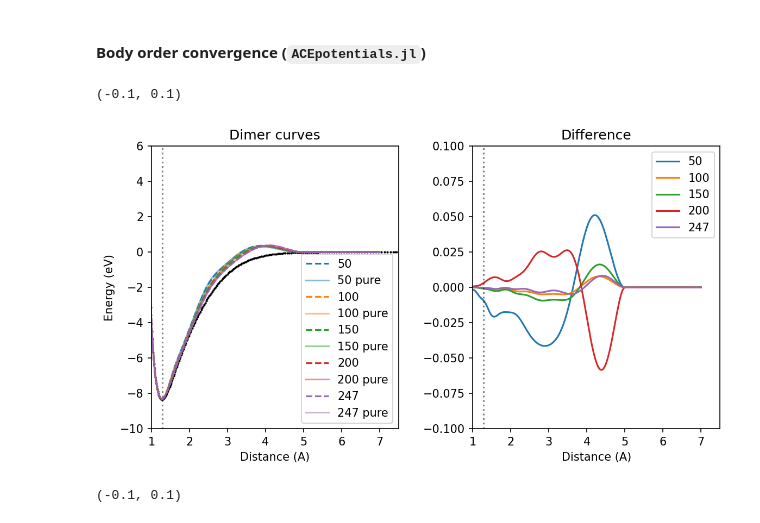
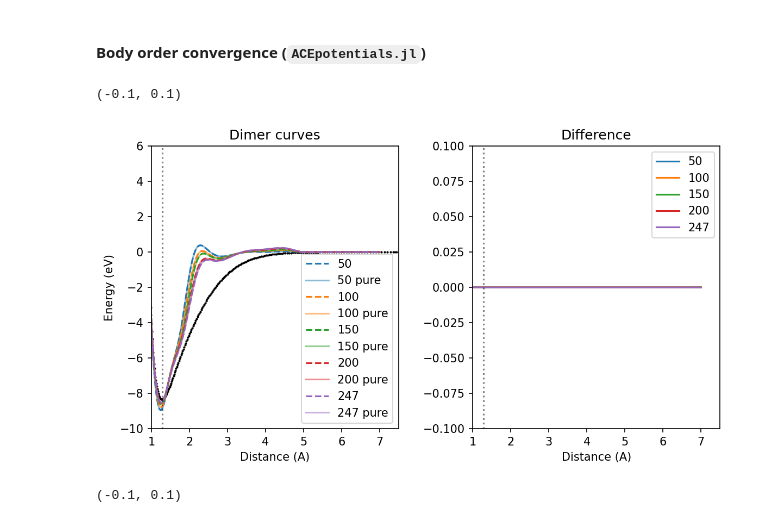
Before and after one commit to apolmiguel/aceconverge2025, a Jupyter notebook: plotter_clean.ipynb, the cells around one changed output. Drawn from its saved outputs; the diff is of its cells as text; code cells hidden in the pictures.

```diff
--- a/plotter_clean.ipynb
+++ b/plotter_clean.ipynb
@@ -107,36 +107,36 @@ dimgens = ['50','100','150','200','247']
 jl_dims = {}
 jl_puredims = {}
 
 g, gax = plt.subplots(1,2,figsize=(9,4.5),dpi=150)
 # g.suptitle(f'{dset}' + ' tolerance = ' + tolerance)
 # g.subplots_adjust(top=0.95)
 g.subplots_adjust(wspace=0.3)
 gax[0].set_title('Dimer curves')
 gax[1].set_title('Difference')
 gax[0].set_ylabel('Energy (eV)')
 # for i,basis in enumerate(basis_tags):
 for i,dimgen in enumerate(dimgens):
-    jl_dims[dimgen] = np.loadtxt('dimgen_'+f'{dimgen}'+'/24.20.16/ecost10.0/dimercurve.dat').T
-    jl_puredims[dimgen] = np.loadtxt('dimgen_'+f'{dimgen}'+'_purify/24.20.16/ecost10.0/dimercurve.dat').T
+    jl_dims[dimgen] = np.loadtxt('dimgen_'+f'{dimgen}'+'/24.20/ecost10.0/dimercurve.dat').T
+    jl_puredims[dimgen] = np.loadtxt('dimgen_'+f'{dimgen}'+'_purify/24.20/ecost10.0/dimercurve.dat').T
     diffy = jl_dims[dimgen][1] - jl_puredims[dimgen][1]
 
     gax[0].plot(*jl_dims[dimgen], label=dimgen, color="C"+str(i), linestyle='--')
     gax[0].plot(*jl_puredims[dimgen], label=dimgen+" pure", color="C"+str(i), alpha=0.5)
     gax[1].plot(jl_dims[dimgen][0], diffy, label=dimgen, color="C"+str(i))
 
 for axes in gax:
     axes.set_xlim(1,7.5)
     axes.axvline(1.286958464, color='k', linestyle=':', alpha=0.5)
 
     axes.set_xlabel('Distance (A)')
     # axes.set_ylabel('Energy (eV)')
     axes.legend()
 gax[0].scatter(*en_qe,s=1,color='k')
 gax[0].set_ylim(-10,6)
 gax[1].set_ylim(-0.1,0.1)
 # %% [output]
 (-0.1, 0.1)
-[figure, old version]
+[figure, new version]
 # %%
 os.chdir('/leonardo_work/Sis25_degironc_0/apol/aceconverge2025/acejulia/')
 # basis_tags = ['16.12','46.16','16.12.8','16.12.8.4']
```
Also changed, not shown: parts of 3 cells of this notebook, 30 other files.
